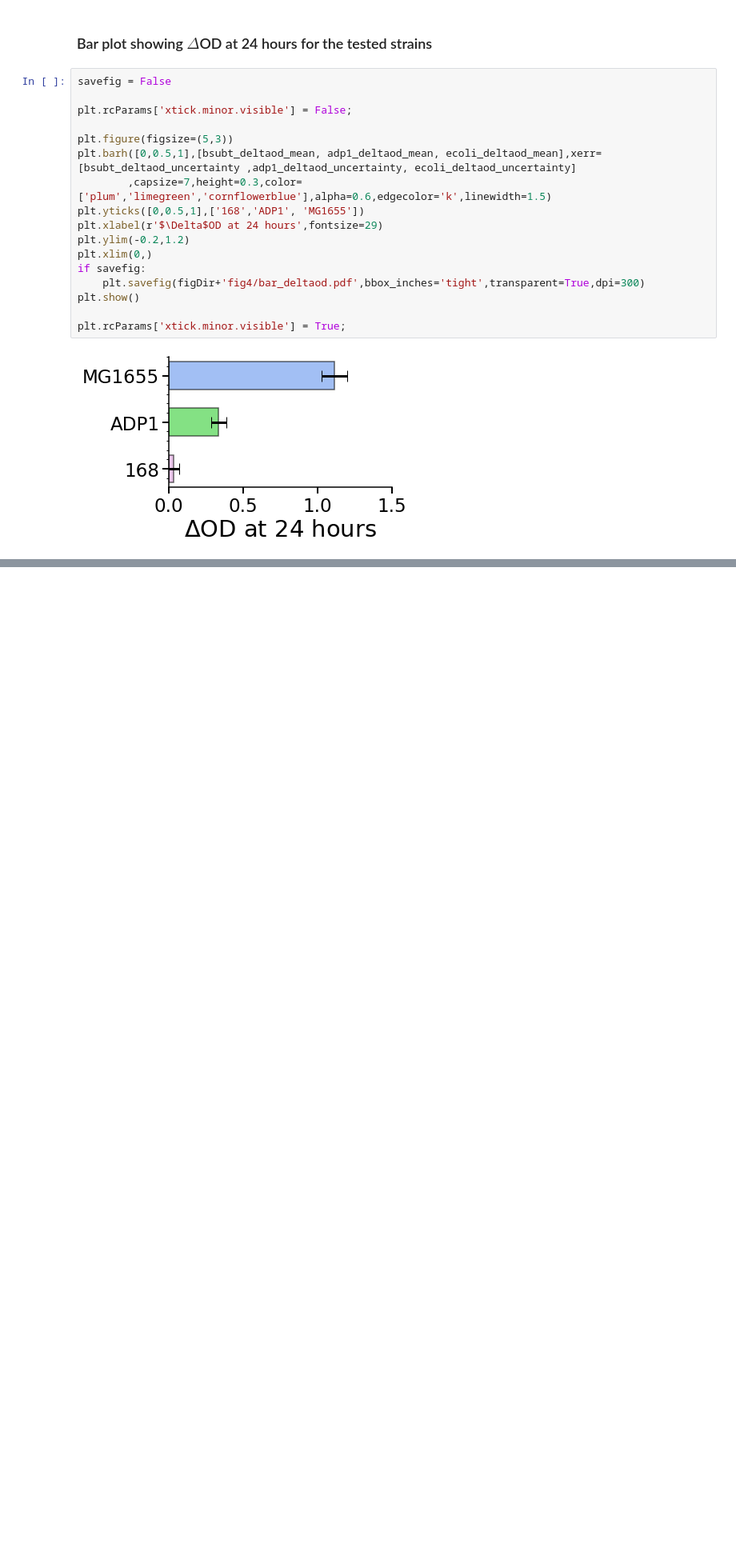
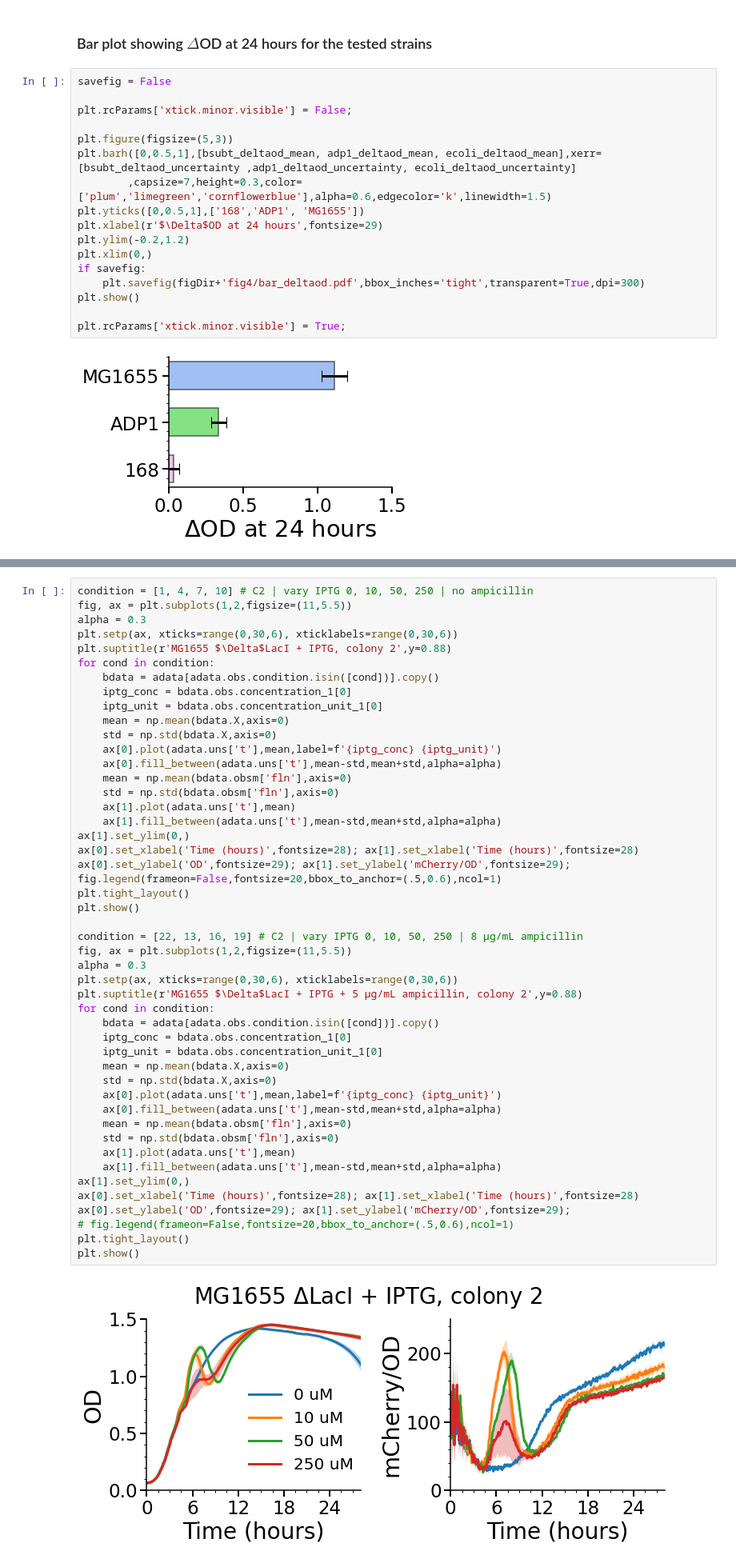
Before and after one commit to AqibHasnain/circuit-state, a Jupyter notebook: plate-reader-screens/plot_PR_data.ipynb, the cells around one changed output, grey strips where cells are left out. Shown at 80% size. Drawn from its saved outputs; the diff is of its cells as text; blank space fills up the shorter version.

```diff
--- a/plate-reader-screens/plot_PR_data.ipynb
+++ b/plate-reader-screens/plot_PR_data.ipynb
@@ -641,0 +708,50 @@ plt.rcParams['xtick.minor.visible'] = True;
+# %%
+condition = [1, 4, 7, 10] # C2 | vary IPTG 0, 10, 50, 250 | no ampicillin
+fig, ax = plt.subplots(1,2,figsize=(11,5.5))
+alpha = 0.3
+plt.setp(ax, xticks=range(0,30,6), xticklabels=range(0,30,6))
+plt.suptitle(r'MG1655 $\Delta$LacI + IPTG, colony 2',y=0.88)
+for cond in condition:
+    bdata = adata[adata.obs.condition.isin([cond])].copy()
+    iptg_conc = bdata.obs.concentration_1[0]
+    iptg_unit = bdata.obs.concentration_unit_1[0]
+    mean = np.mean(bdata.X,axis=0)
+    std = np.std(bdata.X,axis=0)
+    ax[0].plot(adata.uns['t'],mean,label=f'{iptg_conc} {iptg_unit}')
+    ax[0].fill_between(adata.uns['t'],mean-std,mean+std,alpha=alpha)
+    mean = np.mean(bdata.obsm['fln'],axis=0)
+    std = np.std(bdata.obsm['fln'],axis=0)
+    ax[1].plot(adata.uns['t'],mean)
+    ax[1].fill_between(adata.uns['t'],mean-std,mean+std,alpha=alpha)
+ax[1].set_ylim(0,)
+ax[0].set_xlabel('Time (hours)',fontsize=28); ax[1].set_xlabel('Time (hours)',fontsize=28)
+ax[0].set_ylabel('OD',fontsize=29); ax[1].set_ylabel('mCherry/OD',fontsize=29);
+fig.legend(frameon=False,fontsize=20,bbox_to_anchor=(.5,0.6),ncol=1)
+plt.tight_layout()
+plt.show()
+
+condition = [22, 13, 16, 19] # C2 | vary IPTG 0, 10, 50, 250 | 8 µg/mL ampicillin
+fig, ax = plt.subplots(1,2,figsize=(11,5.5))
+alpha = 0.3
+plt.setp(ax, xticks=range(0,30,6), xticklabels=range(0,30,6))
+plt.suptitle(r'MG1655 $\Delta$LacI + IPTG + 5 µg/mL ampicillin, colony 2',y=0.88)
+for cond in condition:
+    bdata = adata[adata.obs.condition.isin([cond])].copy()
+    iptg_conc = bdata.obs.concentration_1[0]
+    iptg_unit = bdata.obs.concentration_unit_1[0]
+    mean = np.mean(bdata.X,axis=0)
+    std = np.std(bdata.X,axis=0)
+    ax[0].plot(adata.uns['t'],mean,label=f'{iptg_conc} {iptg_unit}')
+    ax[0].fill_between(adata.uns['t'],mean-std,mean+std,alpha=alpha)
+    mean = np.mean(bdata.obsm['fln'],axis=0)
+    std = np.std(bdata.obsm['fln'],axis=0)
+    ax[1].plot(adata.uns['t'],mean)
+    ax[1].fill_between(adata.uns['t'],mean-std,mean+std,alpha=alpha)
+ax[1].set_ylim(0,)
+ax[0].set_xlabel('Time (hours)',fontsize=28); ax[1].set_xlabel('Time (hours)',fontsize=28)
+ax[0].set_ylabel('OD',fontsize=29); ax[1].set_ylabel('mCherry/OD',fontsize=29);
+# fig.legend(frameon=False,fontsize=20,bbox_to_anchor=(.5,0.6),ncol=1)
+plt.tight_layout()
+plt.show()
+# %% [output]
+[figure, added]
```
Also changed, not shown: parts of 11 cells of this notebook, 5 other files.
